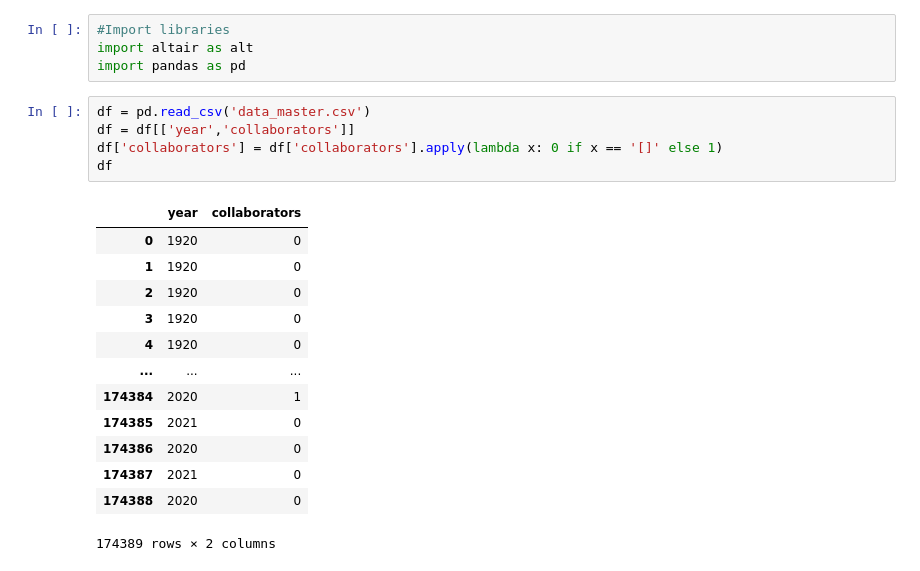
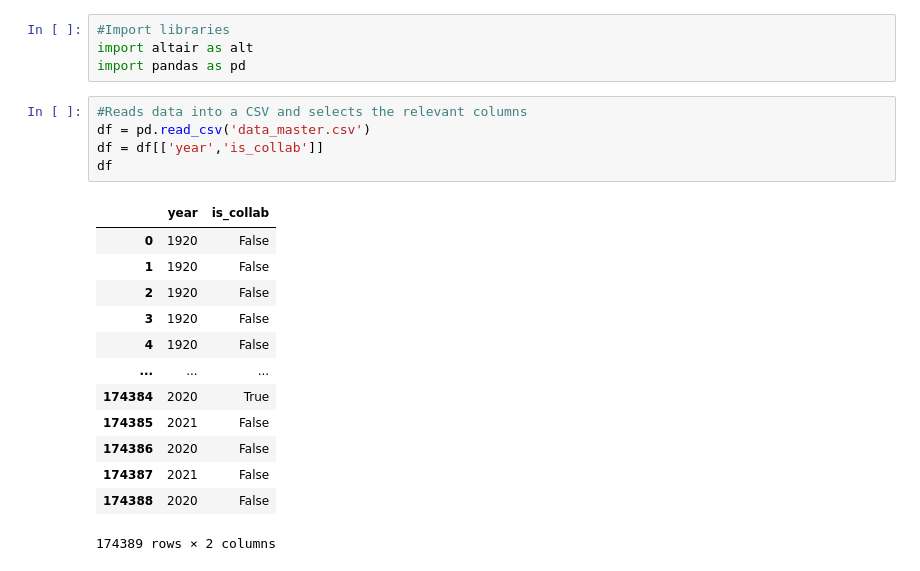
Before and after one commit to shonepatil/DSC-106-Project, a Jupyter notebook: collab_line.ipynb, the cells around one changed output. Saved outputs shown, nothing was run; the diff lists cells and outputs as text.

```diff
--- a/collab_line.ipynb
+++ b/collab_line.ipynb
@@ -2,23 +2,23 @@
 #Import libraries
 import altair as alt
 import pandas as pd
-# %%
-df = pd.read_csv('data_master.csv')
-df = df[['year','collaborators']]
-df['collaborators'] = df['collaborators'].apply(lambda x: 0 if x == '[]' else 1)
-df
-# %% [output]
-|  | year | collaborators |
-| 0 | 1920 | 0 |
-| 1 | 1920 | 0 |
-| 2 | 1920 | 0 |
-| 3 | 1920 | 0 |
-| 4 | 1920 | 0 |
-| ... | ... | ... |
-| 174384 | 2020 | 1 |
-| 174385 | 2021 | 0 |
-| 174386 | 2020 | 0 |
-| 174387 | 2021 | 0 |
-| 174388 | 2020 | 0 |
-174389 rows × 2 columns
+# %%
+#Reads data into a CSV and selects the relevant columns
+df = pd.read_csv('data_master.csv')
+df = df[['year','is_collab']]
+df
+# %% [output]
+|  | year | is_collab |
+| 0 | 1920 | False |
+| 1 | 1920 | False |
+| 2 | 1920 | False |
+| 3 | 1920 | False |
+| 4 | 1920 | False |
+| ... | ... | ... |
+| 174384 | 2020 | True |
+| 174385 | 2021 | False |
+| 174386 | 2020 | False |
+| 174387 | 2021 | False |
+| 174388 | 2020 | False |
+174389 rows × 2 columns
 # %%
```
Also changed, not shown: parts of 2 cells of this notebook, 2 other files.
